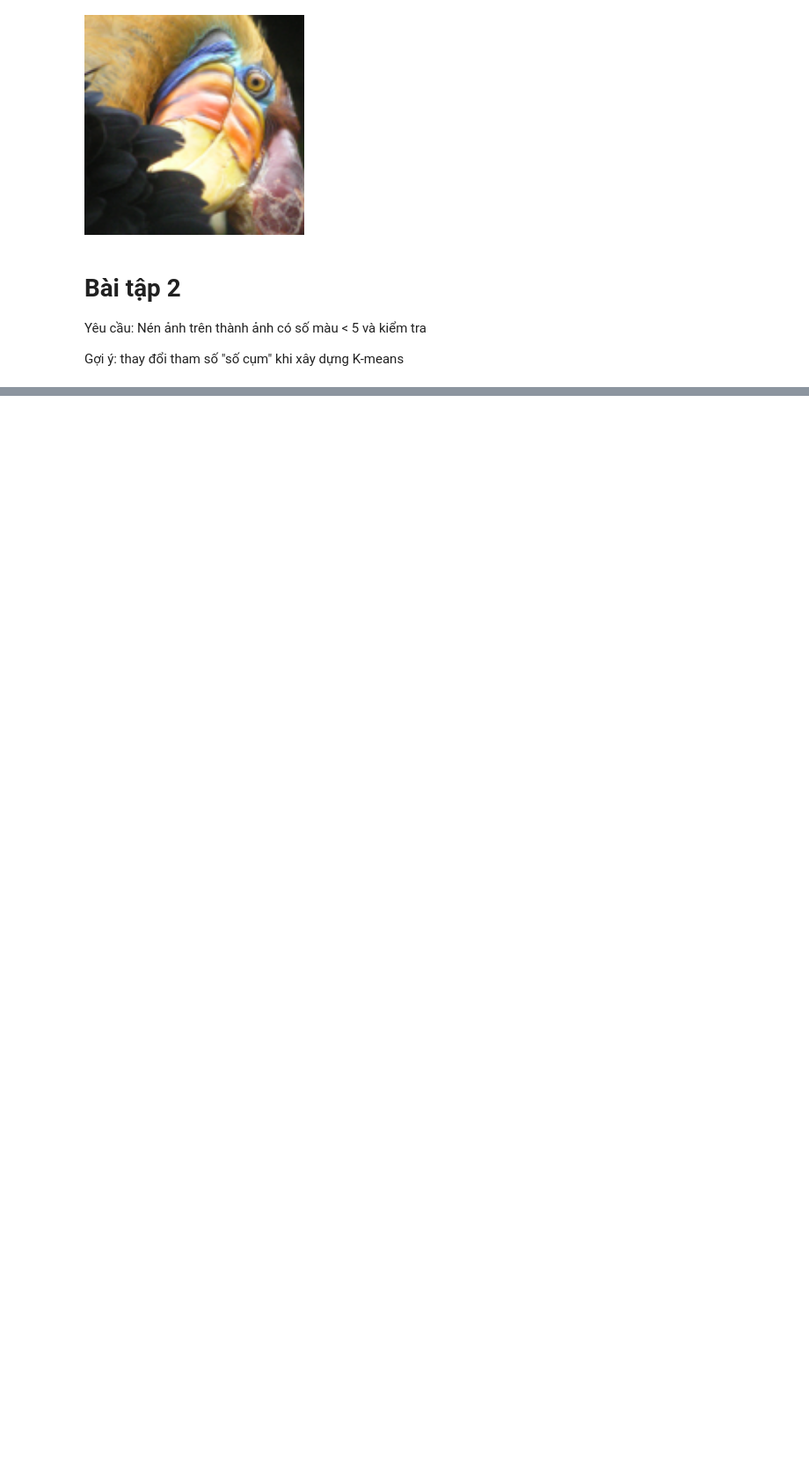
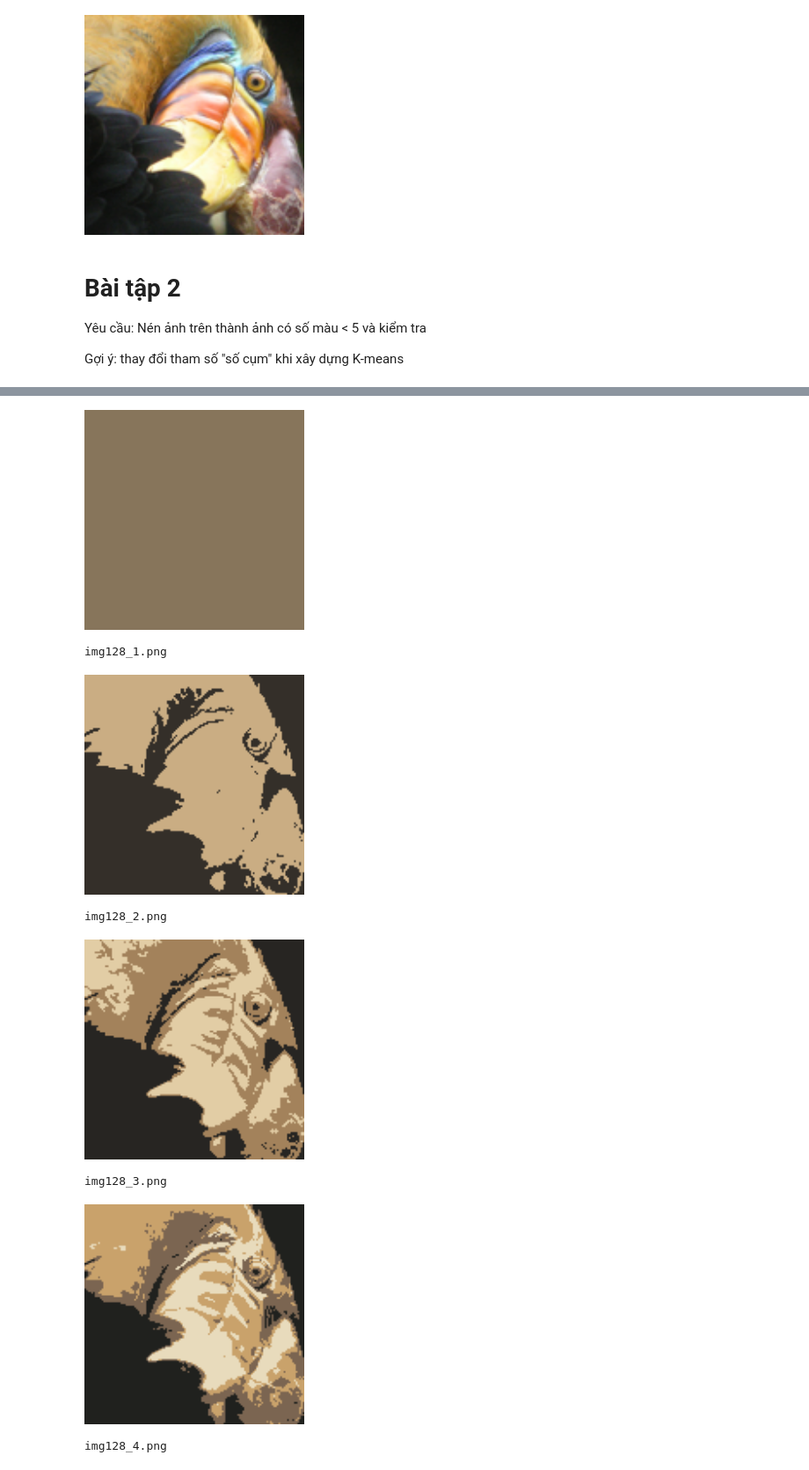
Before and after one commit to Thach375/Foundation-model-lab-PhamNgocThach-20235556, a Jupyter notebook: ML-exercises/Ex9/Practice.ipynb, the cells around one changed output, grey strips where cells are left out. Shown at 88% size. Drawn from its saved outputs; the diff is of its cells as text; code cells hidden in the pictures; blank space fills up the shorter version.

```diff
--- a/ML-exercises/Ex9/Practice.ipynb
+++ b/ML-exercises/Ex9/Practice.ipynb
@@ -217,0 +279,17 @@ Gợi ý: thay đổi tham số "số cụm" khi xây dựng K-means
+# %%
+from IPython.core.display import Image, display
+
+#Save image
+for i in range(1, 6):
+    display(Image('img128_{}.png'.format(i), width=250, unconfined=True))
+    print('img128_{}.png'.format(i))
+display(Image(path_img, width=250, unconfined=True))
+# %% [output]
+[figure, added]
+img128_1.png
+[figure, added]
+img128_2.png
+[figure, added]
+img128_3.png
+[figure, added]
+img128_4.png
```
Also changed, not shown: parts of 12 cells of this notebook, 2 other files.
